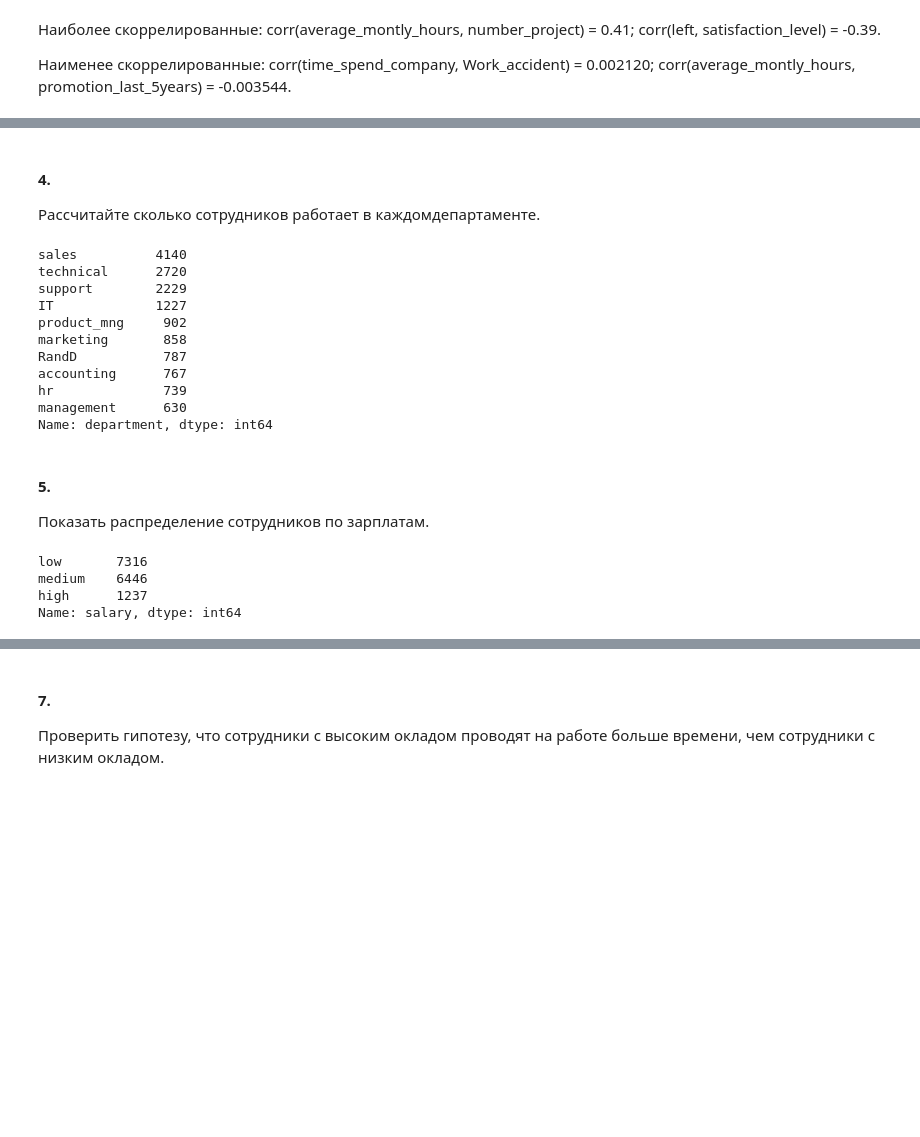
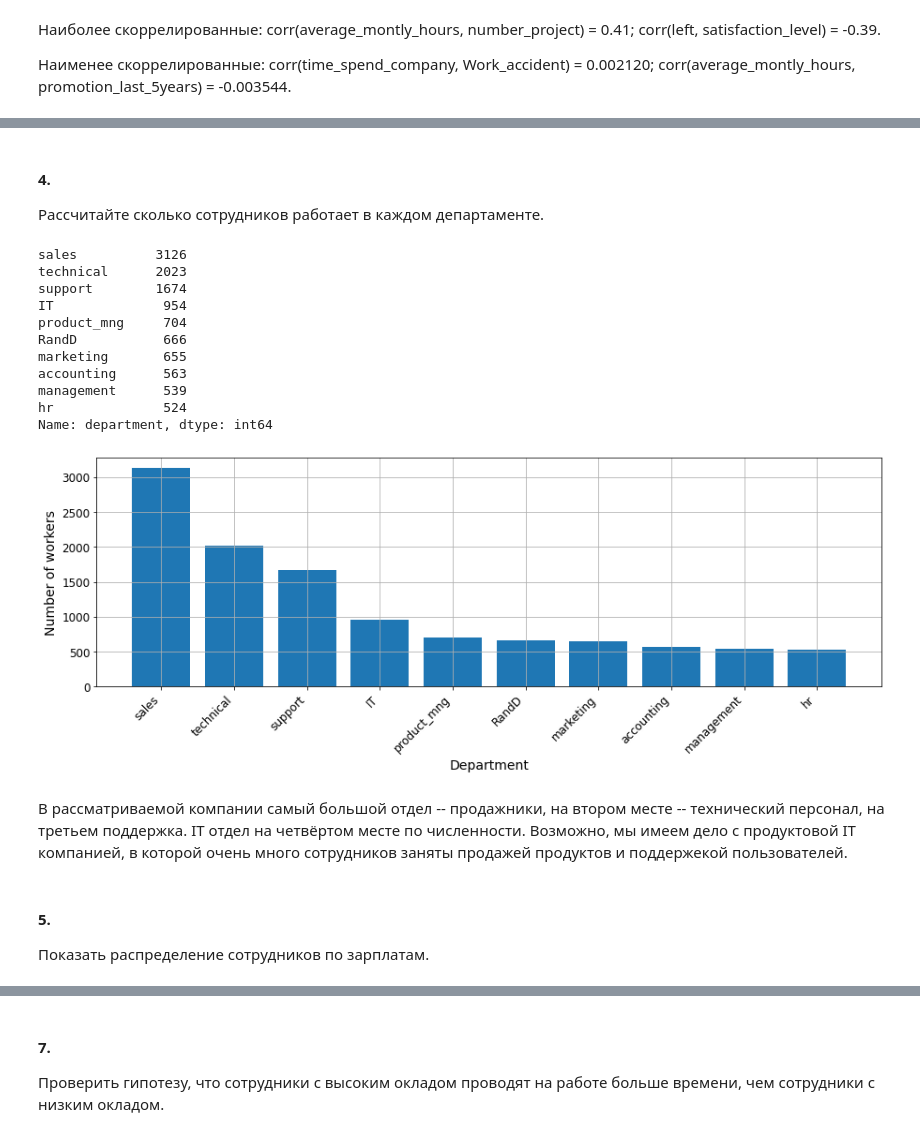
Before and after one commit to xbbt/Netology_DS_course, a Jupyter notebook: Final/Final.ipynb, the cells around one changed output, grey strips where cells are left out. Cells and saved outputs as stored; diff of their text form; code cells hidden in the pictures; blank space fills up the shorter version.

```diff
--- a/Final/Final.ipynb
+++ b/Final/Final.ipynb
@@ -3,3 +3,14 @@ import numpy as np
 import pandas as pd
 import matplotlib.pyplot as plt
 import scipy.stats as st
+
+parameters = {
+    'axes.labelsize':  14,
+    'figure.titlesize': 16,
+    'xtick.labelsize': 12,
+    'ytick.labelsize': 12,
+    'axes.titlesize': 16,
+    'legend.fontsize': 12,
+    'legend.title_fontsize': 14
+}
+plt.rcParams.update(parameters)
@@ -96,27 +167,37 @@ corr(average_montly_hours, promotion_last_5years) = -0.003544.
 # %% [markdown]
 #### 4.
-Рассчитайте сколько сотрудников работает в каждомдепартаменте.
+Рассчитайте сколько сотрудников работает в каждом департаменте.
-# %%
-df.agg('department').value_counts()
-# %% [output]
-sales          4140
-technical      2720
-support        2229
-IT             1227
-product_mng     902
-marketing       858
-RandD           787
-accounting      767
-hr              739
-management      630
-Name: department, dtype: int64
+# %%
+dep_distribution = df[df['left'] == 0].agg('department').value_counts()
+print(dep_distribution)
+
+deps_xx = np.arange(len(dep_distribution))
+fig, ax = plt.subplots(1, figsize=(15, 5))
+fig.autofmt_xdate(rotation=45)
+ax.bar(
+    x=deps_xx,
+    height=dep_distribution.values,
+    tick_label=dep_distribution.index,
+)
+ax.set_xlabel('Department')
+ax.set_ylabel('Number of workers')
+plt.grid()
+plt.show()
+# %% [output]
+sales          3126
+technical      2023
+support        1674
+IT              954
+product_mng     704
+RandD           666
+marketing       655
+accounting      563
+management      539
+hr              524
+Name: department, dtype: int64
+[figure, added]
+# %% [markdown]
+В рассматриваемой компании самый большой отдел -- продажники, на втором месте -- технический персонал, на третьем поддержка. IT отдел на четвёртом месте по численности. Возможно, мы имеем дело с продуктовой IT компанией, в которой очень много сотрудников заняты продажей продуктов и поддержекой пользователей.
 # %% [markdown]
 #### 5.
 Показать распределение сотрудников по зарплатам.
-# %%
-df.agg('salary').value_counts()
-# %% [output]
-low       7316
-medium    6446
-high      1237
-Name: salary, dtype: int64
```
Also changed, not shown: parts of 44 cells of this notebook.
